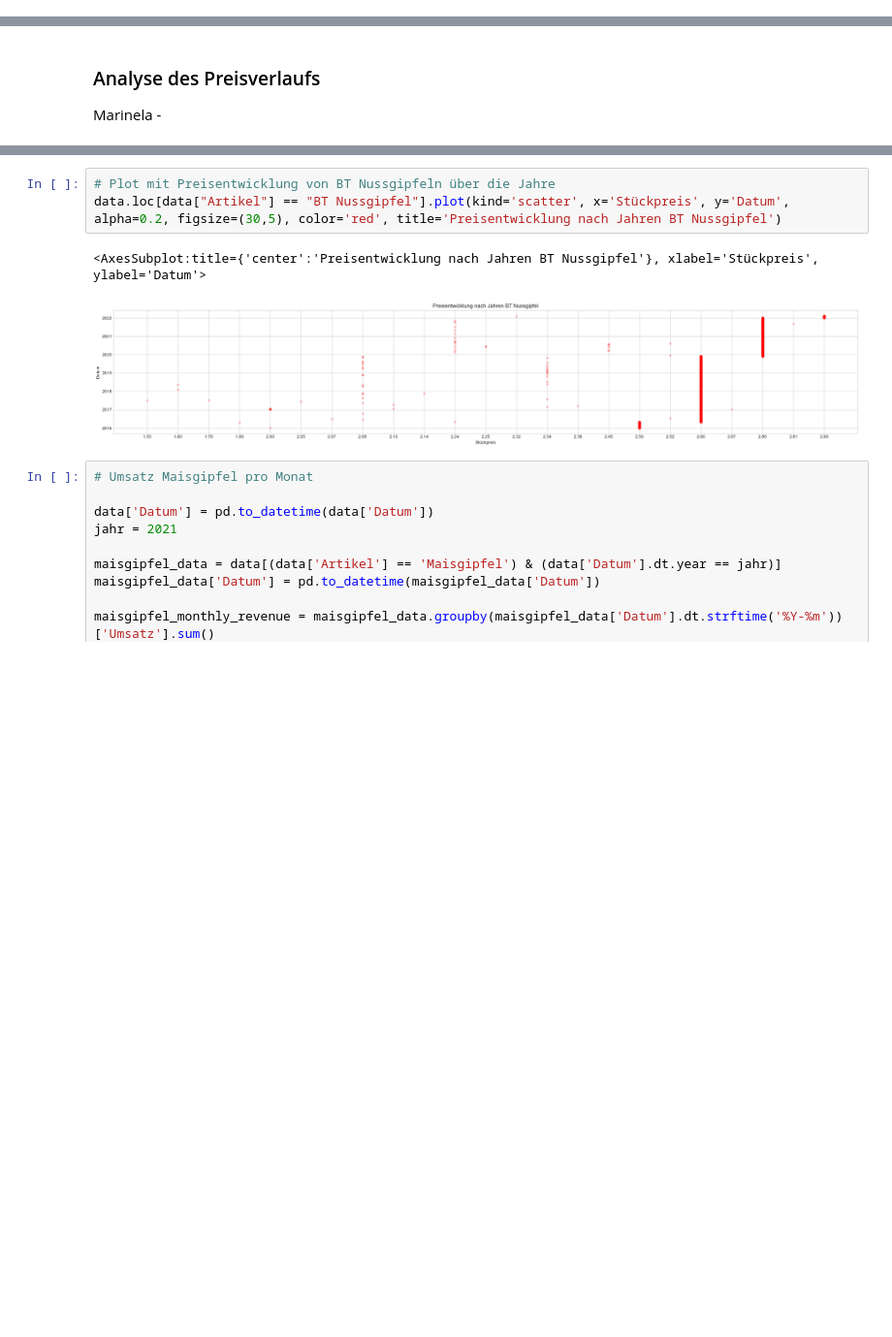
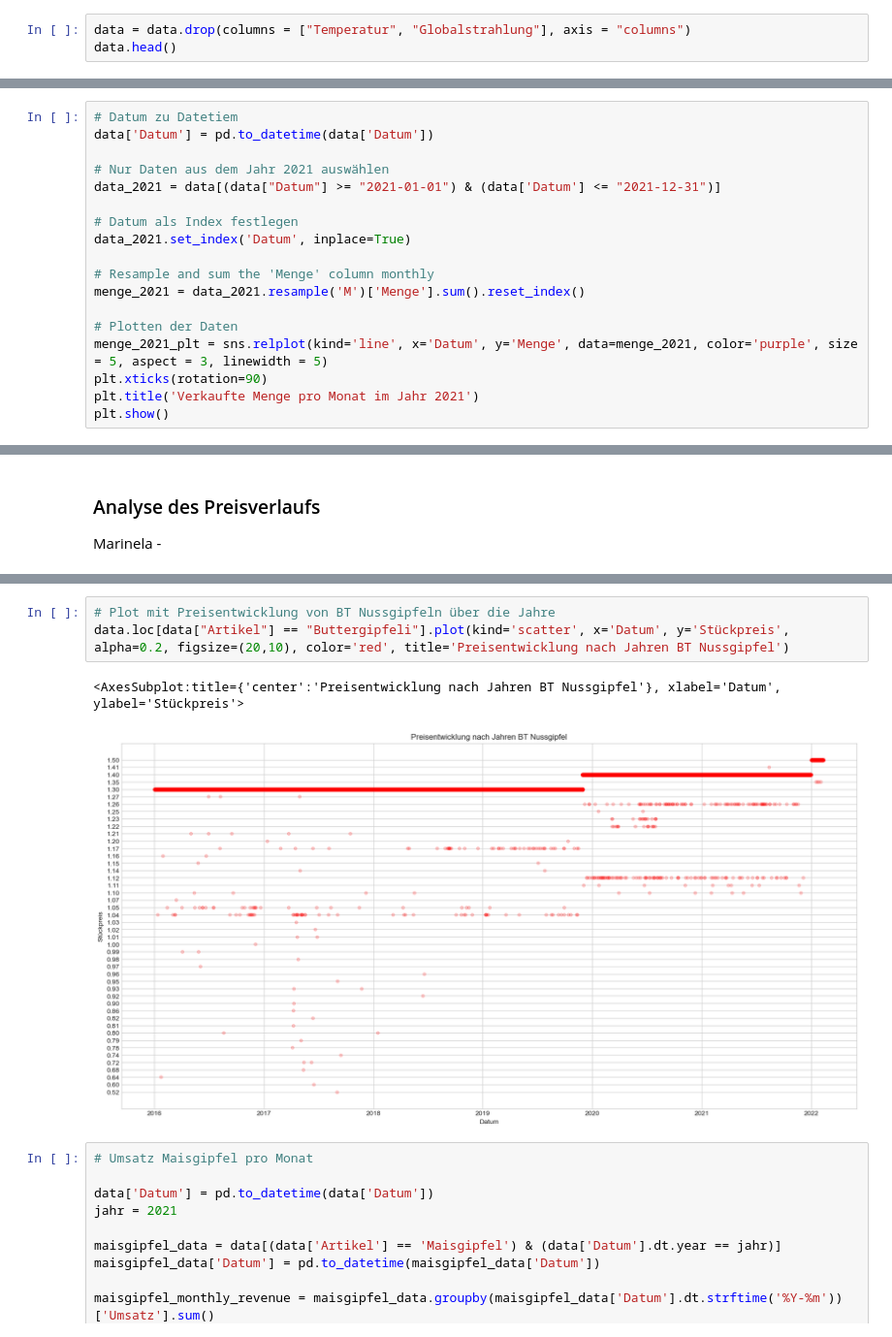
Before and after one commit to mrtz-wssl/KI_in_KMU, a Jupyter notebook: KI_in_KMU_Main.ipynb, the cells around one changed output, grey strips where cells are left out. Shown at 97% size. Drawn from its saved outputs; the diff is of its cells as text; blank space fills up the shorter version.

```diff
--- a/KI_in_KMU_Main.ipynb
+++ b/KI_in_KMU_Main.ipynb
@@ -240,0 +272,3 @@ plt.show()
+# %%
+data = data.drop(columns = ["Temperatur", "Globalstrahlung"], axis = "columns")
+data.head()
@@ -252,0 +298,18 @@ plt.show
+# %%
+# Datum zu Datetiem
+data['Datum'] = pd.to_datetime(data['Datum'])
+
+# Nur Daten aus dem Jahr 2021 auswählen
+data_2021 = data[(data["Datum"] >= "2021-01-01") & (data['Datum'] <= "2021-12-31")]
+
+# Datum als Index festlegen
+data_2021.set_index('Datum', inplace=True)
+
+# Resample and sum the 'Menge' column monthly
+menge_2021 = data_2021.resample('M')['Menge'].sum().reset_index()
+
+# Plotten der Daten
+menge_2021_plt = sns.relplot(kind='line', x='Datum', y='Menge', data=menge_2021, color='purple', size = 5, aspect = 3, linewidth = 5)
+plt.xticks(rotation=90)
+plt.title('Verkaufte Menge pro Monat im Jahr 2021')
+plt.show()
@@ -694,9 +754,9 @@ data.head()
 # %%
 # Plot mit Preisentwicklung von BT Nussgipfeln über die Jahre
-data.loc[data["Artikel"] == "BT Nussgipfel"].plot(kind='scatter', x='Stückpreis', y='Datum', alpha=0.2, figsize=(30,5), color='red', title='Preisentwicklung nach Jahren BT Nussgipfel')
+data.loc[data["Artikel"] == "Buttergipfeli"].plot(kind='scatter', x='Datum', y='Stückpreis', alpha=0.2, figsize=(20,10), color='red', title='Preisentwicklung nach Jahren BT Nussgipfel')
 # %% [output]
-<AxesSubplot:title={'center':'Preisentwicklung nach Jahren BT Nussgipfel'}, xlabel='Stückpreis', ylabel='Datum'>
+<AxesSubplot:title={'center':'Preisentwicklung nach Jahren BT Nussgipfel'}, xlabel='Datum', ylabel='Stückpreis'>
-[figure, old version]
+[figure, new version]
 # %%
 # Umsatz Maisgipfel pro Monat
 
```
Also changed, not shown: parts of 21 cells of this notebook.
